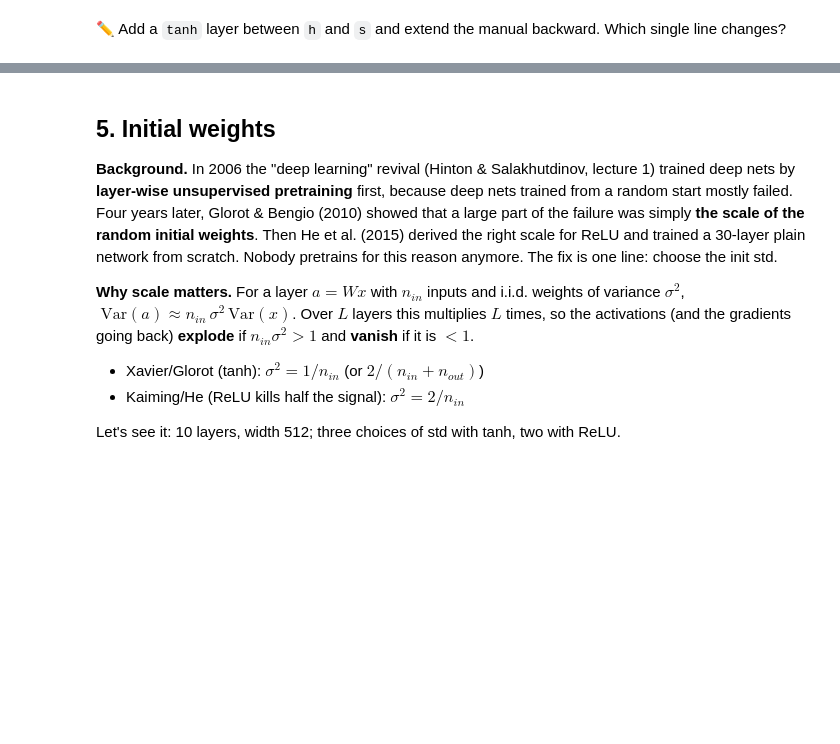
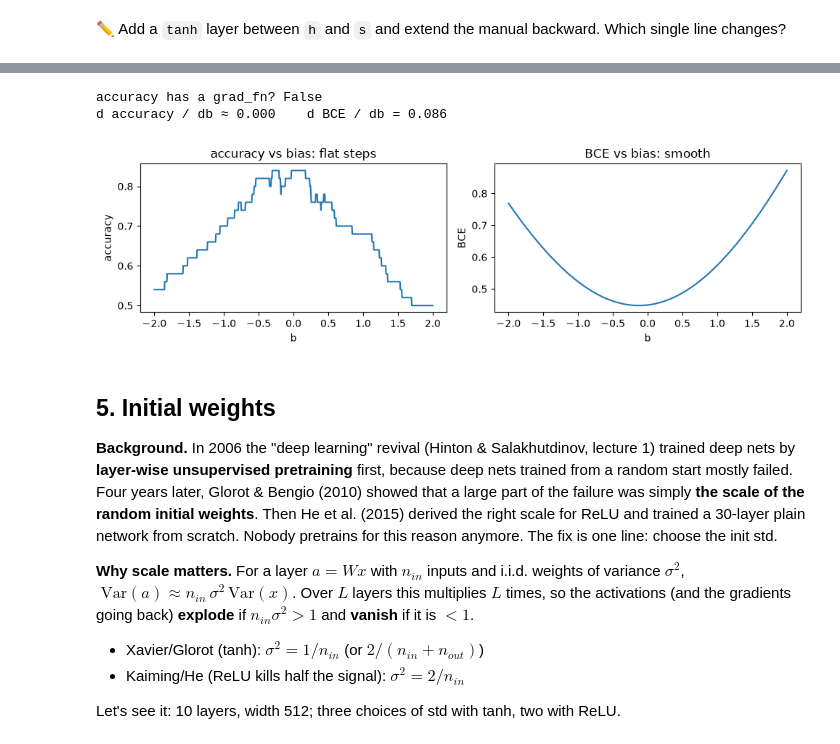
Before and after one commit to idansc/dl-course-2026, a Jupyter notebook: tutorials/solutions/T01_neurons_to_backprop.ipynb, the cells around one changed output, grey strips where cells are left out. Cells and saved outputs as stored; diff of their text form; code cells hidden in the pictures; blank space fills up the shorter version.

```diff
--- a/tutorials/solutions/T01_neurons_to_backprop.ipynb
+++ b/tutorials/solutions/T01_neurons_to_backprop.ipynb
@@ -244,3 +250,23 @@ b2: max |manual − autograd| = 2.78e-17
+# %%
+g_acc = torch.Generator().manual_seed(0)
+x_acc = torch.randn(50, generator=g_acc)
+y_acc = (x_acc + 0.5 * torch.randn(50, generator=g_acc) > 0).float()
+acc_of_bias = lambda b: ((x_acc + b > 0).float() == y_acc).float().mean()
+b0 = torch.tensor(0.3, requires_grad=True)
+print("accuracy has a grad_fn?", acc_of_bias(b0).grad_fn is not None)       # the comparison cuts the graph
+acc_fd = (acc_of_bias(0.3 + 1e-4) - acc_of_bias(0.3 - 1e-4)) / 2e-4
+bce_grad, = torch.autograd.grad(F.binary_cross_entropy_with_logits(x_acc + b0, y_acc), b0)
+print(f"d accuracy / db ≈ {acc_fd.item():.3f}    d BCE / db = {bce_grad.item():.3f}")
+
+bs = torch.linspace(-2, 2, 801)
+fig, ax = plt.subplots(1, 2, figsize=(10, 3))
+ax[0].plot(bs, [acc_of_bias(b).item() for b in bs]); ax[0].set(title="accuracy vs bias: flat steps", xlabel="b", ylabel="accuracy")
+ax[1].plot(bs, [F.binary_cross_entropy_with_logits(x_acc + b, y_acc).item() for b in bs]); ax[1].set(title="BCE vs bias: smooth", xlabel="b", ylabel="BCE")
+plt.tight_layout(); plt.show()
+# %% [output]
+accuracy has a grad_fn? False
+d accuracy / db ≈ 0.000    d BCE / db = 0.086
+[figure, added]
 # %% [markdown]
 ## 5. Initial weights
 
```
Also changed, not shown: parts of 9 cells of this notebook, 19 other files.
